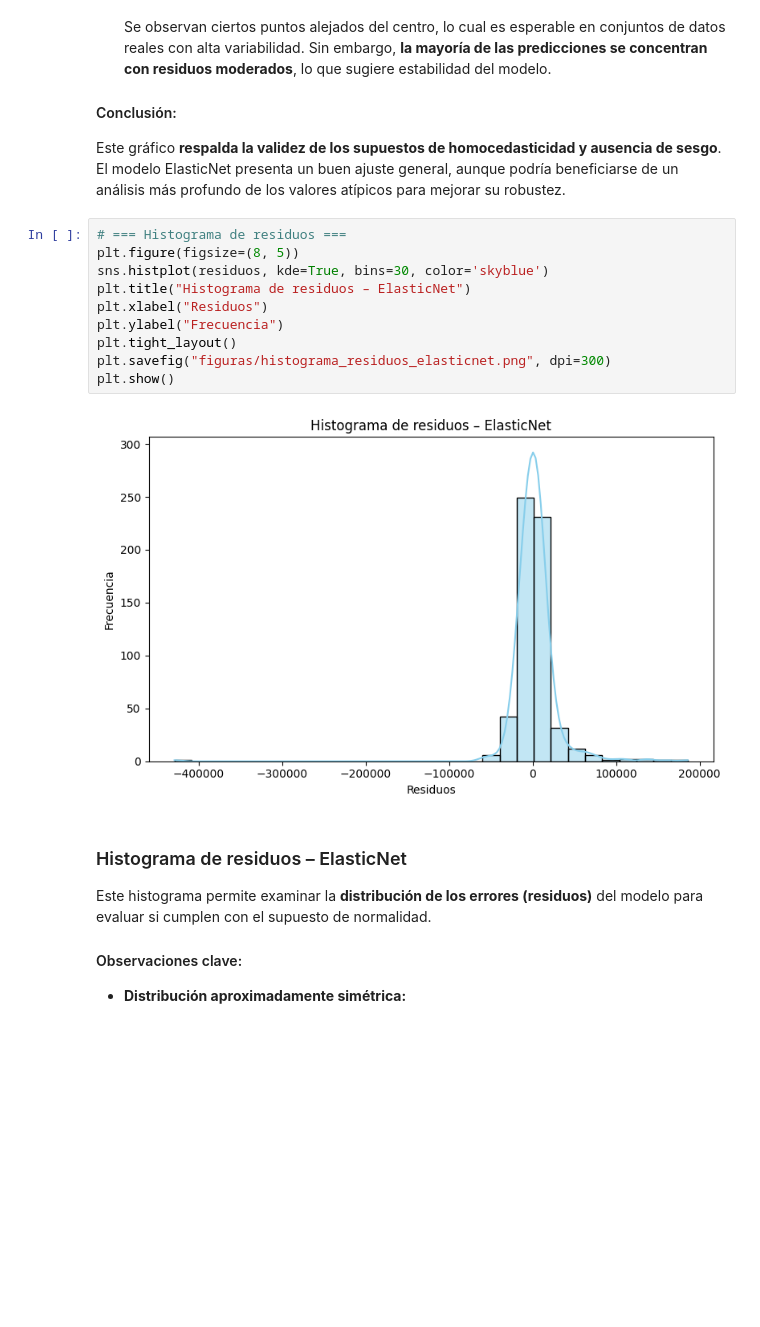
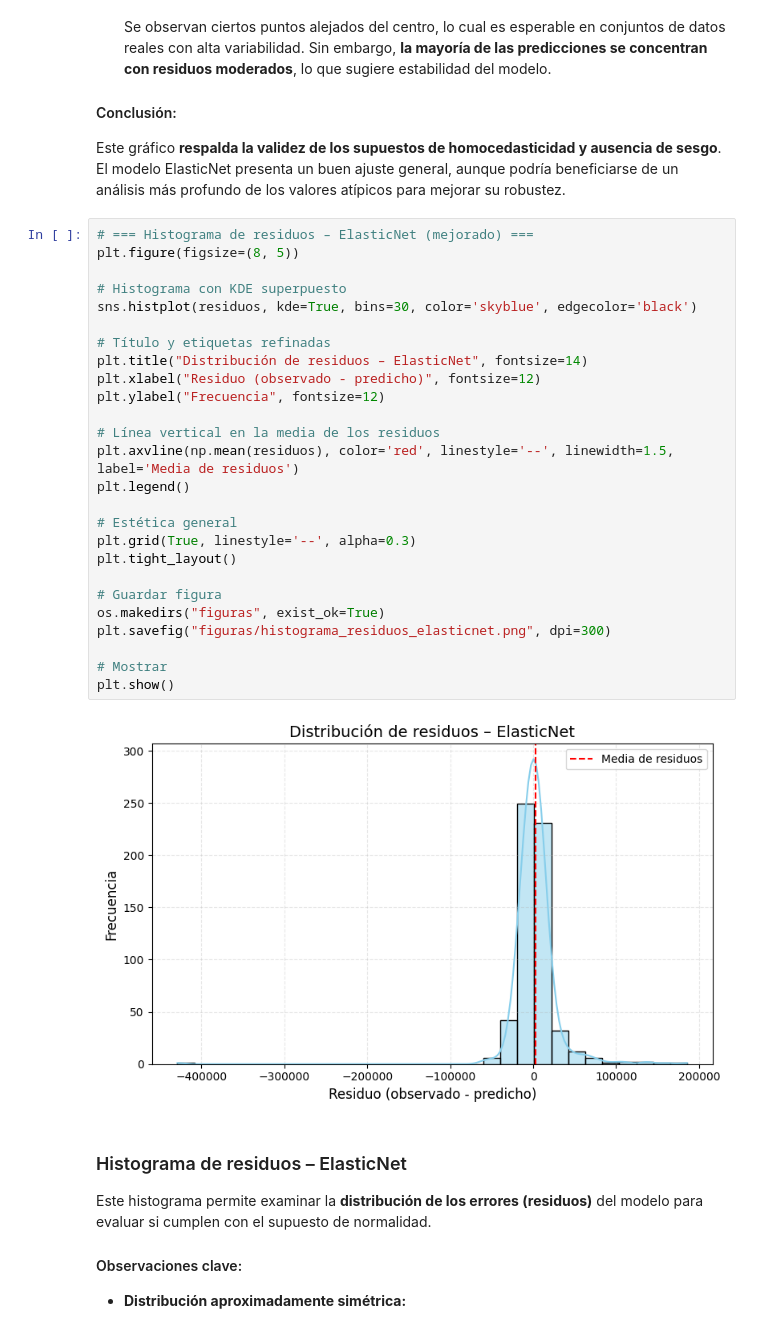
Before and after one commit to johanstevenbejarano/Teoria-de-Aprendizaje-Maquina, a Jupyter notebook: Parcial_1_TAM_2025-1/notebooks/ElasticNet_Model.ipynb, the cells around one changed output. Cells and saved outputs as stored; diff of their text form; blank space fills up the shorter version.

```diff
--- a/Parcial_1_TAM_2025-1/notebooks/ElasticNet_Model.ipynb
+++ b/Parcial_1_TAM_2025-1/notebooks/ElasticNet_Model.ipynb
@@ -836,17 +726,33 @@ El gráfico de dispersión entre los valores predichos y sus residuos permite ev
 #### Conclusión:
 Este gráfico **respalda la validez de los supuestos de homocedasticidad y ausencia de sesgo**. El modelo ElasticNet presenta un buen ajuste general, aunque podría beneficiarse de un análisis más profundo de los valores atípicos para mejorar su robustez.
 # %%
-# === Histograma de residuos ===
+# === Histograma de residuos – ElasticNet (mejorado) ===
 plt.figure(figsize=(8, 5))
-sns.histplot(residuos, kde=True, bins=30, color='skyblue')
-plt.title("Histograma de residuos – ElasticNet")
-plt.xlabel("Residuos")
-plt.ylabel("Frecuencia")
+
+# Histograma con KDE superpuesto
+sns.histplot(residuos, kde=True, bins=30, color='skyblue', edgecolor='black')
+
+# Título y etiquetas refinadas
+plt.title("Distribución de residuos – ElasticNet", fontsize=14)
+plt.xlabel("Residuo (observado - predicho)", fontsize=12)
+plt.ylabel("Frecuencia", fontsize=12)
+
+# Línea vertical en la media de los residuos
+plt.axvline(np.mean(residuos), color='red', linestyle='--', linewidth=1.5, label='Media de residuos')
+plt.legend()
+
+# Estética general
+plt.grid(True, linestyle='--', alpha=0.3)
 plt.tight_layout()
+
+# Guardar figura
+os.makedirs("figuras", exist_ok=True)
 plt.savefig("figuras/histograma_residuos_elasticnet.png", dpi=300)
+
+# Mostrar
 plt.show()
 # %% [output]
-[figure, old version]
+[figure, new version]
 # %% [markdown]
 ### Histograma de residuos – ElasticNet
 
```
Also changed, not shown: parts of 15 cells of this notebook.
